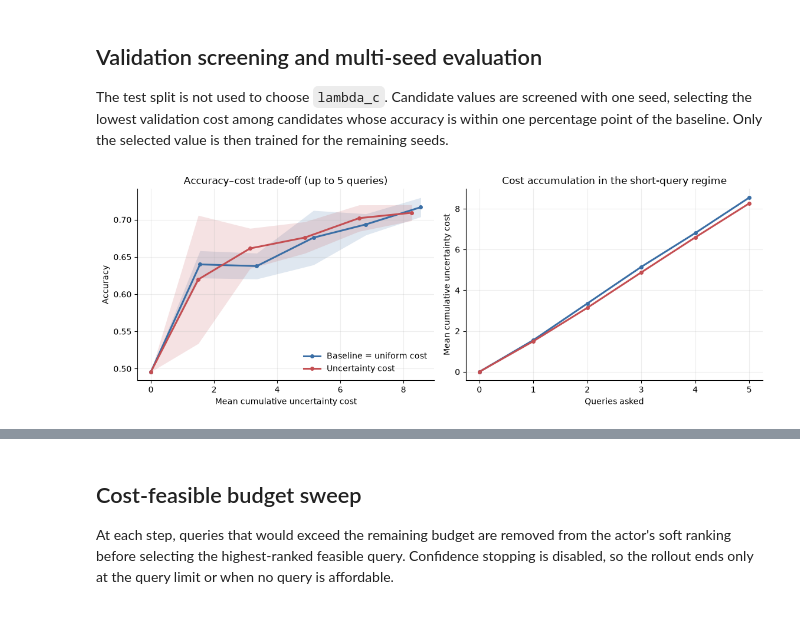
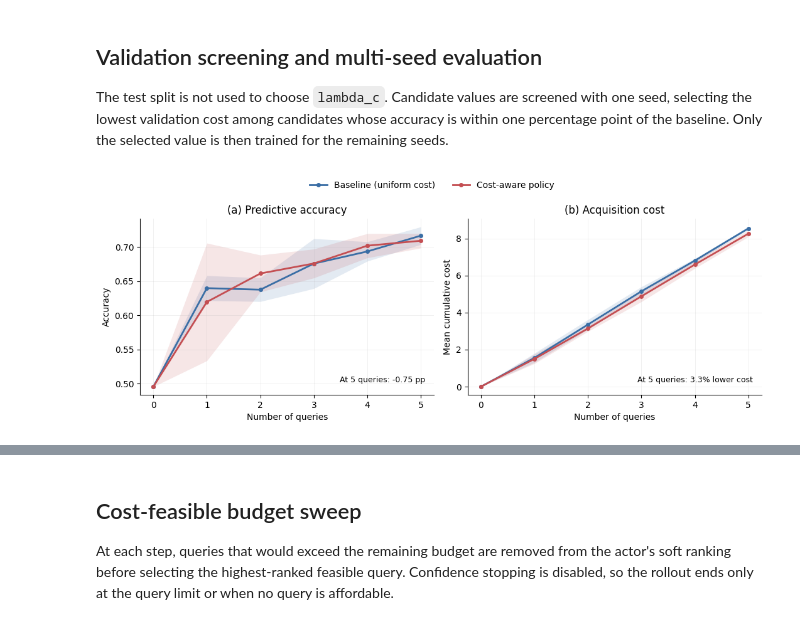
Before and after one commit to amiaty/claq, a Jupyter notebook: notebooks/celeba_cost_experiment.ipynb, the cells around one changed output, grey strips where cells are left out. Cells and saved outputs as stored; diff of their text form; code cells hidden in the pictures.

```diff
--- a/notebooks/celeba_cost_experiment.ipynb
+++ b/notebooks/celeba_cost_experiment.ipynb
@@ -509,23 +509,12 @@ for seed in SEEDS[1:]:
         runs_by_seed[seed]["uncertainty_cost"], "uncertainty_cost"
     )
 # %%
-# Visualization uses the saved full-test trajectories and reports only the
-# intended short-query regime. Set this above 5 only for supplementary analyses.
+# Load saved full-test trajectories; plotting does not rerun training or evaluation.
 PLOT_MAX_QUESTIONS = 5
 saved_curve_path = runs_dir / f"{experiment_name}_test_curves_by_seed.csv"
-
-if saved_curve_path.exists():
-    test_curves_by_seed = pd.read_csv(saved_curve_path)
-else:
-    test_curves_by_seed = pd.concat(
-        [
-            rollout_curve(run, test_answers, test_labels, uncertainty_cost)
-            for seed_runs in runs_by_seed.values()
-            for run in seed_runs.values()
-        ],
-        ignore_index=True,
-    )
-    test_curves_by_seed.to_csv(saved_curve_path, index=False)
+if not saved_curve_path.exists():
+    raise FileNotFoundError(f"Saved test trajectories not found: {saved_curve_path}")
+test_curves_by_seed = pd.read_csv(saved_curve_path)
 
 curve_summary = (
     test_curves_by_seed.groupby(["run_name", "step"], as_index=False)
@@ -548,51 +537,78 @@ curve_summary["accuracy_ci95"] = (
 curve_summary["macro_f1_ci95"] = (
     t_critical * curve_summary["macro_f1_std"] / np.sqrt(curve_summary["seeds"])
 )
+curve_summary["cost_ci95"] = (
+    t_critical * curve_summary["mean_cost_std"] / np.sqrt(curve_summary["seeds"])
+)
 plot_summary = curve_summary[curve_summary["step"].le(PLOT_MAX_QUESTIONS)].copy()
 
 palette = {"baseline": "#3A6EA5", "uncertainty_cost": "#C44E52"}
-labels = {"baseline": "Baseline = uniform cost", "uncertainty_cost": "Uncertainty cost"}
-fig, axes = plt.subplots(1, 2, figsize=(11.5, 4.2))
+labels = {"baseline": "Baseline (uniform cost)", "uncertainty_cost": "Cost-aware policy"}
+fig, axes = plt.subplots(1, 2, figsize=(10.8, 4.0), sharex=True)
 for run_name in ("baseline", "uncertainty_cost"):
     group = plot_summary[plot_summary["run_name"].eq(run_name)]
     color = palette[run_name]
     axes[0].plot(
-        group["mean_cost"], group["accuracy_mean"], marker="o", markersize=4,
-        color=color, linewidth=2.2, label=labels[run_name],
+        group["step"], group["accuracy_mean"], marker="o", markersize=4,
+        color=color, linewidth=2.0, label=labels[run_name],
     )
     axes[0].fill_between(
-        group["mean_cost"],
+        group["step"],
         group["accuracy_mean"] - group["accuracy_ci95"],
         group["accuracy_mean"] + group["accuracy_ci95"],
-        color=color, alpha=0.16, linewidth=0,
+        color=color, alpha=0.14, linewidth=0,
     )
     axes[1].plot(
         group["step"], group["mean_cost"], marker="o", markersize=4,
-        color=color, linewidth=2.2, label=labels[run_name],
+        color=color, linewidth=2.0, label=labels[run_name],
+    )
+    axes[1].fill_between(
+        group["step"],
+        group["mean_cost"] - group["cost_ci95"],
+        group["mean_cost"] + group["cost_ci95"],
+        color=color, alpha=0.14, linewidth=0,
     )
 
+endpoint = plot_summary[plot_summary["step"].eq(PLOT_MAX_QUESTIONS)].set_index("run_name")
+accuracy_delta_pp = 100 * (
+    endpoint.loc["uncertainty_cost", "accuracy_mean"] - endpoint.loc["baseline", "accuracy_mean"]
+)
+cost_reduction_pct = 100 * (
+    1 - endpoint.loc["uncertainty_cost", "mean_cost"] / endpoint.loc["baseline", "mean_cost"]
+)
+
 axes[0].set(
-    xlabel="Mean cumulative uncertainty cost",
+    xlabel="Number of queries",
     ylabel="Accuracy",
-    title=f"Accuracy–cost trade-off (up to {PLOT_MAX_QUESTIONS} queries)",
+    title="(a) Predictive accuracy",
+    xticks=range(PLOT_MAX_QUESTIONS + 1),
 )
 axes[1].set(
-    xlabel="Queries asked",
-    ylabel="Mean cumulative uncertainty cost",
-    title="Cost accumulation in the short-query regime",
+    xlabel="Number of queries",
+    ylabel="Mean cumulative cost",
+    title="(b) Acquisition cost",
     xticks=range(PLOT_MAX_QUESTIONS + 1),
 )
+axes[0].text(
+    0.97, 0.06, f"At {PLOT_MAX_QUESTIONS} queries: {accuracy_delta_pp:+.2f} pp",
+    transform=axes[0].transAxes, ha="right", va="bottom", fontsize=9,
+)
+axes[1].text(
+    0.97, 0.06, f"At {PLOT_MAX_QUESTIONS} queries: {cost_reduction_pct:.1f}% lower cost",
+    transform=axes[1].transAxes, ha="right", va="bottom", fontsize=9,
+)
 for axis in axes:
-    axis.grid(alpha=0.22)
+    axis.grid(alpha=0.18, linewidth=0.7)
     axis.spines[["top", "right"]].set_visible(False)
-axes[0].legend(frameon=False)
-fig.tight_layout()
+handles, legend_labels = axes[0].get_legend_handles_labels()
+fig.legend(handles, legend_labels, loc="upper center", ncol=2, frameon=False, bbox_to_anchor=(0.5, 1.03))
+fig.tight_layout(rect=(0, 0, 1, 0.94))
 figure_path = paths.figures_root / f"{experiment_name}_cost_tradeoff_q{PLOT_MAX_QUESTIONS}{figure_ext}"
 fig.savefig(figure_path, dpi=300, bbox_inches="tight")
 plt.show()
 
-five_question_summary = plot_summary[plot_summary["step"].eq(PLOT_MAX_QUESTIONS)]
+five_question_summary = endpoint.reset_index()
 display(five_question_summary)
 # %% [output]
-[figure, old version]
+[figure, new version]
 |  | run_name | step | seeds | accuracy_mean | accuracy_std | macro_f1_mean | macro_f1_std | mean_cost | ... |
```
Also changed, not shown: parts of 6 cells of this notebook, 28 other files.
